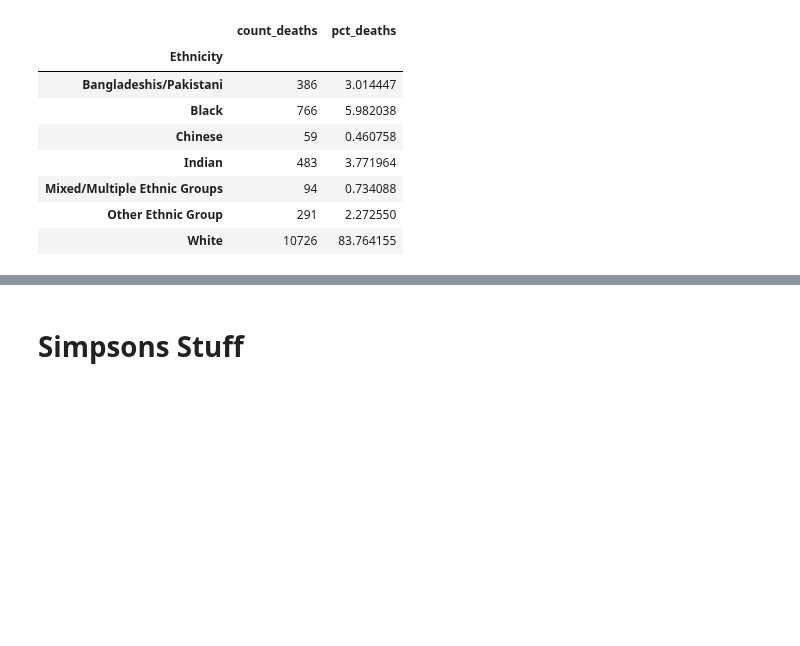
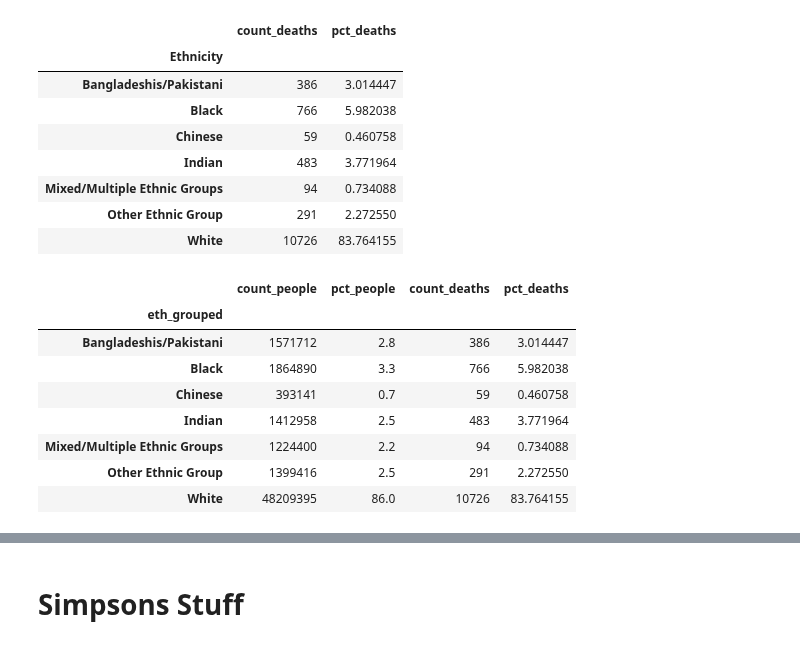
Before and after one commit to Quotennial/covid_bame, a Jupyter notebook: notebooks/simpsons_paradox.ipynb, the cells around one changed output, grey strips where cells are left out. Cells and saved outputs as stored; diff of their text form; code cells hidden in the pictures; blank space fills up the shorter version.

```diff
--- a/notebooks/simpsons_paradox.ipynb
+++ b/notebooks/simpsons_paradox.ipynb
@@ -123,6 +134,18 @@ df_all_ages
 | Mixed/Multiple Ethnic Groups | 94 | 0.734088 |
 | Other Ethnic Group | 291 | 2.272550 |
 | White | 10726 | 83.764155 |
+# %%
+plot_df
+# %% [output]
+|  | count_people | pct_people | count_deaths | pct_deaths |
+| eth_grouped |  |  |  |  |
+| Bangladeshis/Pakistani | 1571712 | 2.8 | 386 | 3.014447 |
+| Black | 1864890 | 3.3 | 766 | 5.982038 |
+| Chinese | 393141 | 0.7 | 59 | 0.460758 |
+| Indian | 1412958 | 2.5 | 483 | 3.771964 |
+| Mixed/Multiple Ethnic Groups | 1224400 | 2.2 | 94 | 0.734088 |
+| Other Ethnic Group | 1399416 | 2.5 | 291 | 2.272550 |
+| White | 48209395 | 86.0 | 10726 | 83.764155 |
 # %%
 # Stage 1 plot percentage deaths against perventage population
 plot_df = eth_df.join(df_all_ages)
```
Also changed, not shown: parts of 6 cells of this notebook, 2 other files.
